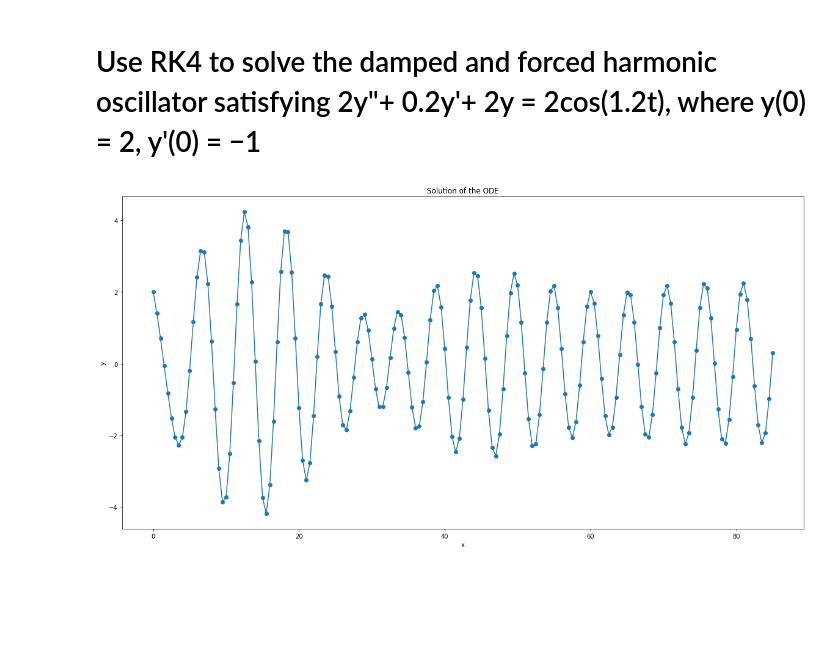
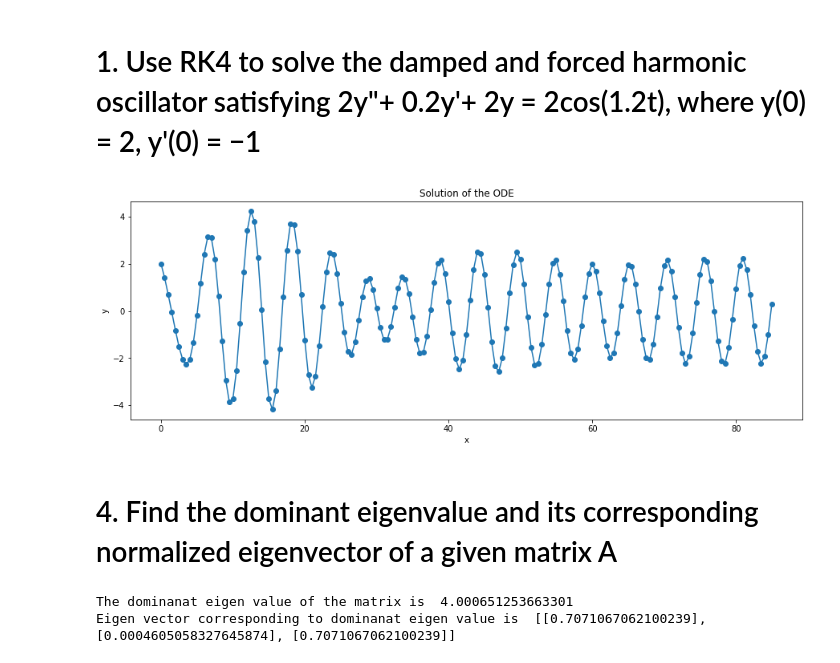
Before and after one commit to jabed-umar/P346-codes, a Jupyter notebook: ODE, PDE & Eigenvalue.ipynb, the cells around one changed output. Drawn from its saved outputs; the diff is of its cells as text; code cells hidden in the pictures; blank space fills up the shorter version.

```diff
--- a/ODE, PDE & Eigenvalue.ipynb
+++ b/ODE, PDE & Eigenvalue.ipynb
@@ -1,5 +1,5 @@
 # %% [markdown]
-# Use RK4 to solve the damped and forced harmonic oscillator satisfying 2y"+ 0.2y'+ 2y = 2cos(1.2t), where y(0) = 2, y'(0) = −1
+# 1. Use RK4 to solve the damped and forced harmonic oscillator satisfying 2y"+ 0.2y'+ 2y = 2cos(1.2t), where y(0) = 2, y'(0) = −1
 # %%
 import math
 import Library.assign6 as a
@@ -13,14 +13,26 @@ def dy(x, y, z):
     return z
 # %%
 # solution
-x, y = a.rk4(ddy, dy, 0, 2, -1, 85, 0.5)
+x, y = a.rk_4(ddy, dy, 0, 2, -1, 85, 0.5)
 # plotting the solution of the ODE
-plt.figure(figsize=(20,10))
+plt.figure(figsize=(15,5))
 plt.scatter(x,y)
 plt.plot(x,y)
 plt.title("Solution of the ODE")
 plt.xlabel("x")
 plt.ylabel("y")
 plt.show()
 # %% [output]
-[figure, old version]
+[figure, new version]
+# %% [markdown]
+# 4. Find the dominant eigenvalue and its corresponding normalized eigenvector of a given matrix A
+# %%
+A = [[2,1,2],
+     [2,2,-2],
+     [3,1,1]]
+evec, eval = a.powr_iter(A,[[1],[1],[1]],0.001)
+print("The dominanat eigen value of the matrix is ", eval)
+print("Eigen vector corresponding to dominanat eigen value is ", evec)
+# %% [output]
+The dominanat eigen value of the matrix is  4.000651253663301
+Eigen vector corresponding to dominanat eigen value is  [[0.7071067062100239], [0.0004605058327645874], [0.7071067062100239]]
```
Also changed, not shown: 1 other file.
